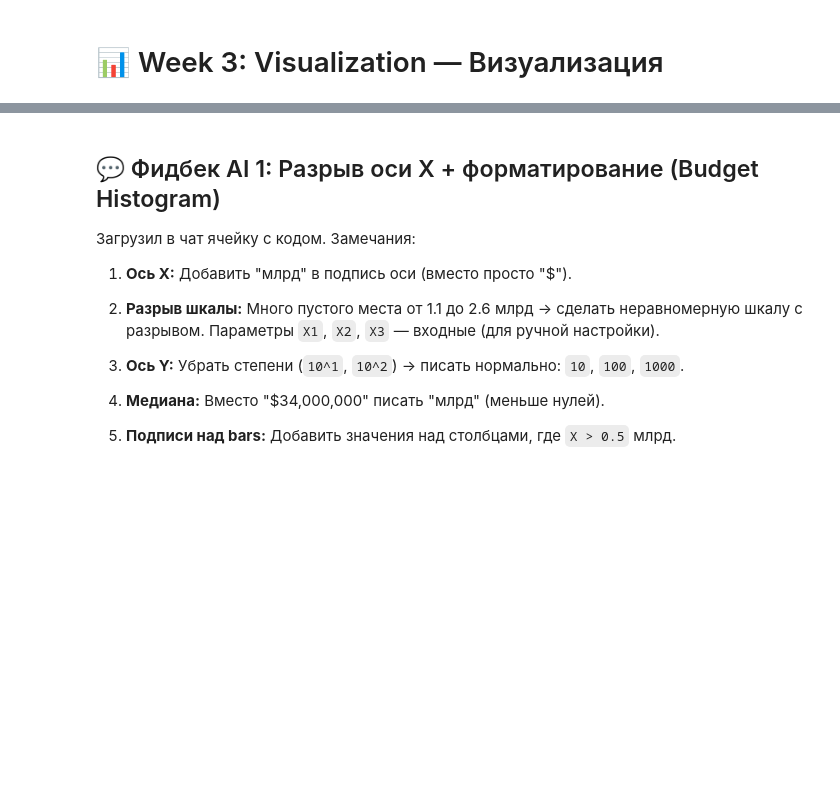
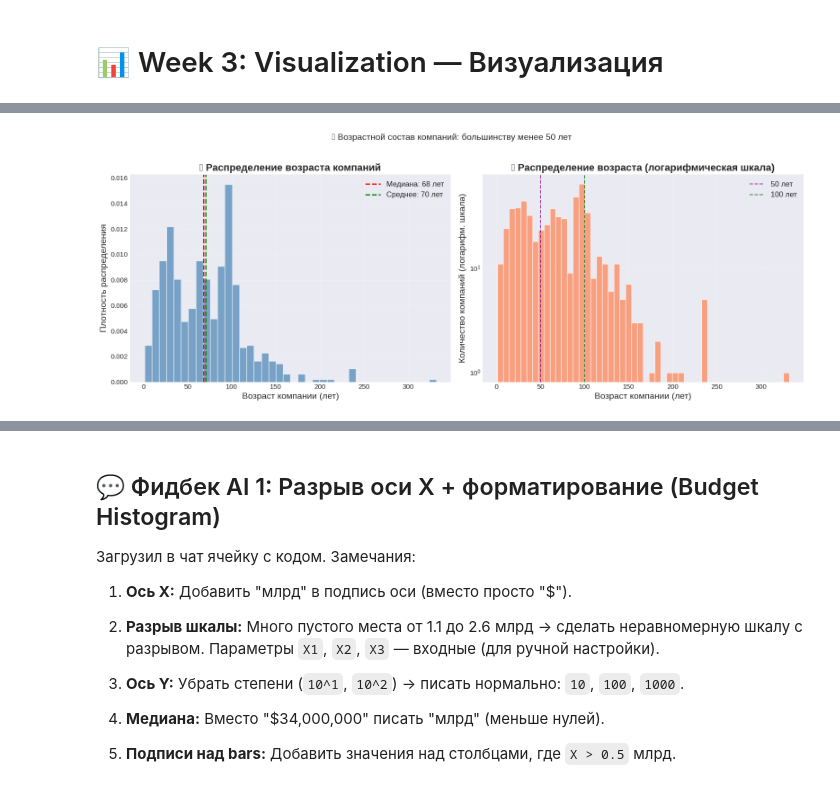
Before and after one commit to Viktoria2006Fal/python-ai-faleeva-viktoria, a Jupyter notebook: notebooks/week3_visualization.ipynb, the cells around one changed output, grey strips where cells are left out. Cells and saved outputs as stored; diff of their text form; code cells hidden in the pictures; blank space fills up the shorter version.

```diff
--- a/notebooks/week3_visualization.ipynb
+++ b/notebooks/week3_visualization.ipynb
@@ -269,0 +353,37 @@ print(f"   Блокбастеров (≥$50M): {high_budget} ({high_budget/len(d
+# %%
+# ВИЗУАЛИЗАЦИЯ 2: Распределение возраста компаний (гистограмма + KDE)
+fig, axes = plt.subplots(1, 2, figsize=(16, 6))
+
+# Гистограмма 1: Все компании (включая "нулевой" возраст)
+axes[0].hist(df[df['inceptionYear'] > 0]['age'], bins=40, color='steelblue',
+             edgecolor='white', alpha=0.7, density=True)
+axes[0].axvline(df[df['inceptionYear'] > 0]['age'].median(), color='red',
+                linestyle='--', linewidth=2, label=f'Медиана: {df[df['inceptionYear'] > 0]["age"].median():.0f} лет')
+axes[0].axvline(df[df['inceptionYear'] > 0]['age'].mean(), color='green',
+                linestyle='--', linewidth=2, label=f'Среднее: {df[df["inceptionYear"] > 0]["age"].mean():.0f} лет')
+axes[0].set_xlabel('Возраст компании (лет)', fontsize=14)
+axes[0].set_ylabel('Плотность распределения', fontsize=14)
+axes[0].set_title('📊 Распределение возраста компаний', fontsize=16, fontweight='bold')
+axes[0].legend()
+axes[0].grid(alpha=0.3)
+
+# Гистограмма 2: Логарифмическая шкала (лучше видно распределение)
+axes[1].hist(df[df['inceptionYear'] > 0]['age'], bins=50, color='coral',
+             edgecolor='white', alpha=0.7, log=True)
+axes[1].set_xlabel('Возраст компании (лет)', fontsize=14)
+axes[1].set_ylabel('Количество компаний (логарифм. шкала)', fontsize=14)
+axes[1].set_title('📈 Распределение возраста (логарифмическая шкала)', fontsize=16, fontweight='bold')
+axes[1].axvline(50, color='purple', linestyle='--', alpha=0.7, label='50 лет')
+axes[1].axvline(100, color='darkgreen', linestyle='--', alpha=0.7, label='100 лет')
+axes[1].legend()
+axes[1].grid(alpha=0.3)
+
+plt.suptitle('⏳ Возрастной состав компаний: большинству менее 50 лет',
+             fontsize=14, y=1.02)
+plt.tight_layout()
+plt.show()
+
+# Инсайт: Большинство компаний имеют возраст до 50 лет,
+# но есть небольшое количество "долгожителей" старше 100 лет
+# %% [output]
+[figure, added]
```
Also changed, not shown: parts of 68 cells of this notebook.
